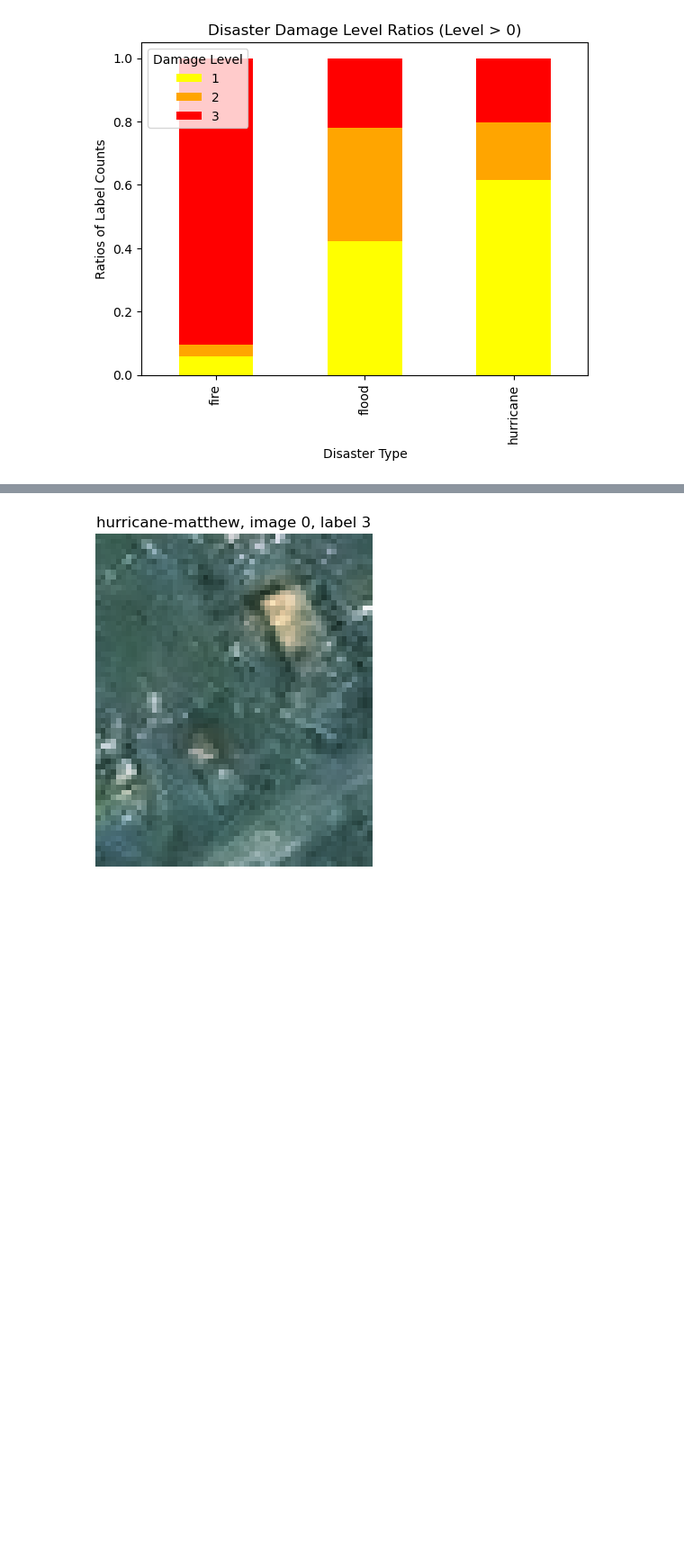
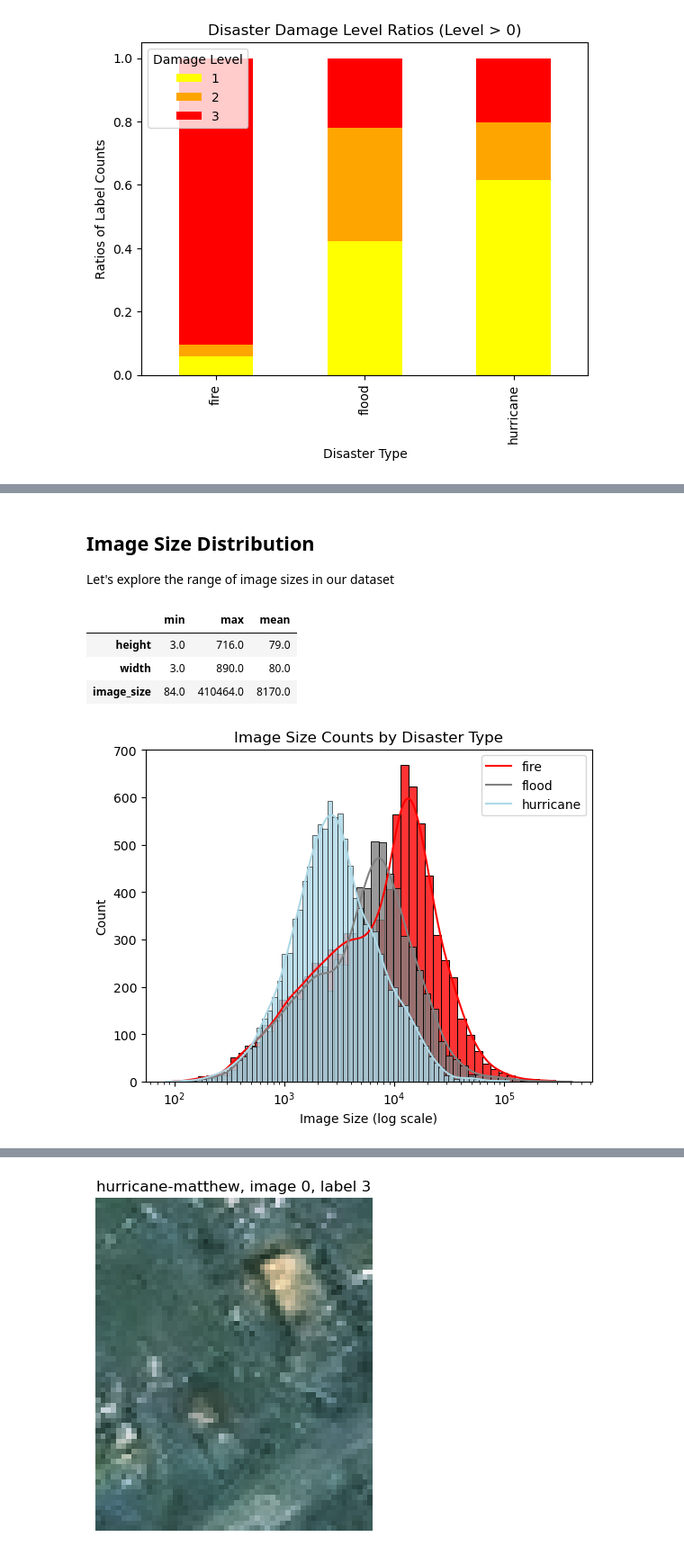
Before and after one commit to fractalclockwork/Data200, a Jupyter notebook: cv-satellite-images/Checkpoint_1_EDA.ipynb, the cells around one changed output, grey strips where cells are left out. Shown at 90% size. Drawn from its saved outputs; the diff is of its cells as text; code cells hidden in the pictures; blank space fills up the shorter version.

```diff
--- a/cv-satellite-images/Checkpoint_1_EDA.ipynb
+++ b/cv-satellite-images/Checkpoint_1_EDA.ipynb
@@ -196,0 +190,22 @@ Same results however in ours we map the labels to make them more understandable.
+# %% [markdown]
+## Image Size Distribution
+
+Let's explore the range of image sizes in our dataset
+# %%
+display(df.describe()[['height','width','image_size']].T[['min','max','mean']].apply(round))
+# %% [output]
+|  | min | max | mean |
+| height | 3.0 | 716.0 | 79.0 |
+| width | 3.0 | 890.0 | 80.0 |
+| image_size | 84.0 | 410464.0 | 8170.0 |
+# %%
+assert (df.shape[0] == 26535), 'Invalid dataframe length!'
+alpha = 0.8
+sns.histplot(data=df[df.disaster_type== 'fire'], x='image_size', kde=True, stat="count", label='image size', log_scale=True, color = 'red', alpha=alpha)
+sns.histplot(data=df[df.disaster_type== 'flood'], x='image_size', kde=True, stat="count", label='image size', log_scale=True, color = 'grey', alpha=alpha)
+sns.histplot(data=df[df.disaster_type== 'hurricane'], x='image_size', kde=True, stat="count", label='image size', log_scale=True, color = 'lightblue', alpha=alpha)
+plt.legend(labels=['fire','flood','hurricane'])
+plt.xlabel("Image Size (log scale)");
+plt.title("Image Size Counts by Disaster Type");
+# %% [output]
+[figure, added]
```
Also changed, not shown: parts of 32 cells of this notebook, 1 other file.
